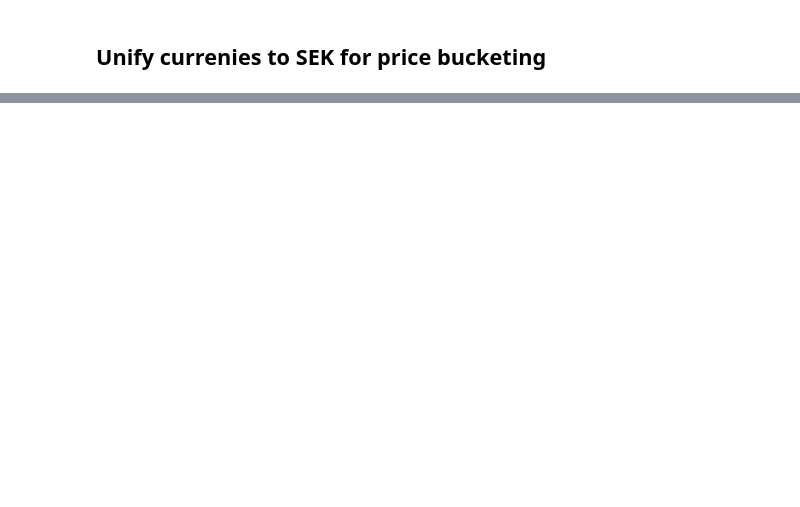
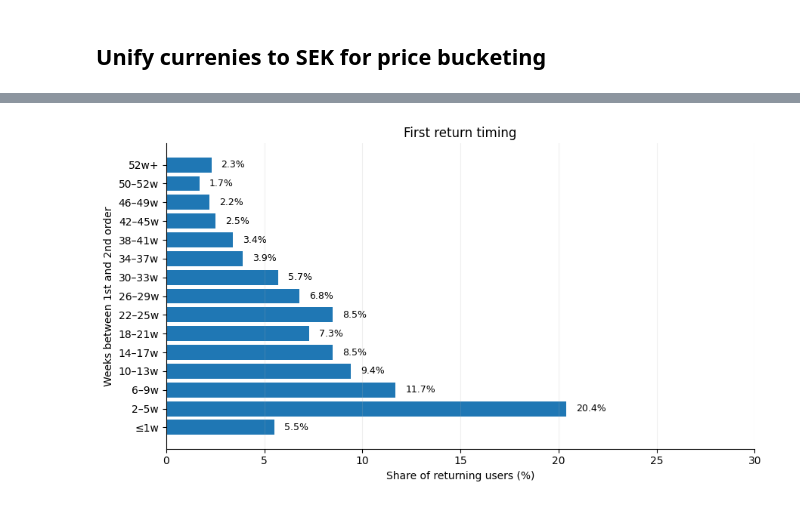
Before and after one commit to maria-lagerholm/itcm_recommendation_engine, a Jupyter notebook: notebooks/eda_transactions.ipynb, the cells around one changed output, grey strips where cells are left out. Cells and saved outputs as stored; diff of their text form; code cells hidden in the pictures; blank space fills up the shorter version.

```diff
--- a/notebooks/eda_transactions.ipynb
+++ b/notebooks/eda_transactions.ipynb
@@ -302,0 +376,84 @@ plt.tight_layout(); plt.show()
+# %%
+# --- First return ONLY: weekly bins (≤1w, then 4-week bins) ---
+
+import numpy as np
+import pandas as pd
+import matplotlib.pyplot as plt
+import math
+
+time_col = 'order_created'  # change if needed
+
+# Prep & sort
+orders[time_col] = pd.to_datetime(orders[time_col], errors='coerce', utc=True)
+df = orders.dropna(subset=[time_col]).sort_values(['shopUserId', time_col]).copy()
+
+# First return gaps (1st -> 2nd order), in WEEKS
+df['next_time'] = df.groupby('shopUserId')[time_col].shift(-1)
+df['gap_days']  = (df['next_time'] - df[time_col]).dt.total_seconds() / 86400.0
+df['order_idx'] = df.groupby('shopUserId').cumcount()
+first_ret = df.loc[df['order_idx'] == 0, ['shopUserId', 'gap_days']].dropna().copy()
+first_ret = first_ret[first_ret['gap_days'] >= 0]
+first_ret['gap_weeks'] = first_ret['gap_days'] / 7.0
+
+# Bin edges in WEEKS: (0–1], (1–5], (5–9], ... up to 52, then inf
+edges_w = [0, 1]
+cur = 1
+while cur < 52:
+    cur += 4
+    edges_w.append(min(cur, 52))
+edges_w = sorted(set(edges_w))
+if edges_w[-1] < 52:
+    edges_w.append(52)
+edges_w.append(np.inf)
+
+# Labels aligned to right-closed intervals
+labels = []
+for a, b in zip(edges_w[:-1], edges_w[1:]):
+    if np.isinf(b):
+        labels.append('52w+')
+    elif a == 0:
+        labels.append('≤1w')
+    else:
+        labels.append(f'{int(a)+1}–{int(b)}w')
+
+# Bucket (right=True → (a,b], include_lowest=True → [0,b] for first bin)
+first_ret['bucket'] = pd.cut(
+    first_ret['gap_weeks'],
+    bins=edges_w, right=True,
+    include_lowest=True,
+    labels=labels, ordered=True
+)
+
+# Rates among returners (denominator = returning users only)
+counts = first_ret['bucket'].value_counts().reindex(labels, fill_value=0)
+total  = int(counts.sum())
+rates  = (counts / total * 100).round(1) if total > 0 else counts.astype(float)
+
+# Plot: horizontal bars (compact)
+fig, ax = plt.subplots(figsize=(9,5))
+ypos = np.arange(len(labels))
+bars = ax.barh(labels, rates.values)
+
+# Minimal, readable annotations (percent only)
+for rect, pct in zip(bars, rates.values):
+    ax.text(rect.get_width() + 0.5, rect.get_y() + rect.get_height()/2,
+            f"{pct:.1f}%", va='center', ha='left', fontsize=9)
+
+# Tidy aesthetics
+ax.set_xlim(0, max(10, math.ceil((rates.max() if total>0 else 0) / 5.0) * 5 + 5))
+ax.set_xlabel('Share of returning users (%)')
+ax.set_ylabel('Weeks between 1st and 2nd order')
+ax.set_title('First return timing')
+ax.grid(axis='x', alpha=0.2)
+for spine in ['top','right']:
+    ax.spines[spine].set_visible(False)
+plt.tight_layout()
+plt.show()
+
+print({
+    "returning_users_denominator": total,
+    "rates_by_bucket_%": rates.to_dict(),
+    "counts_by_bucket": counts.to_dict()
+})
+# %% [output]
+[figure, added]
```
Also changed, not shown: parts of 36 cells of this notebook, 2 other files.
